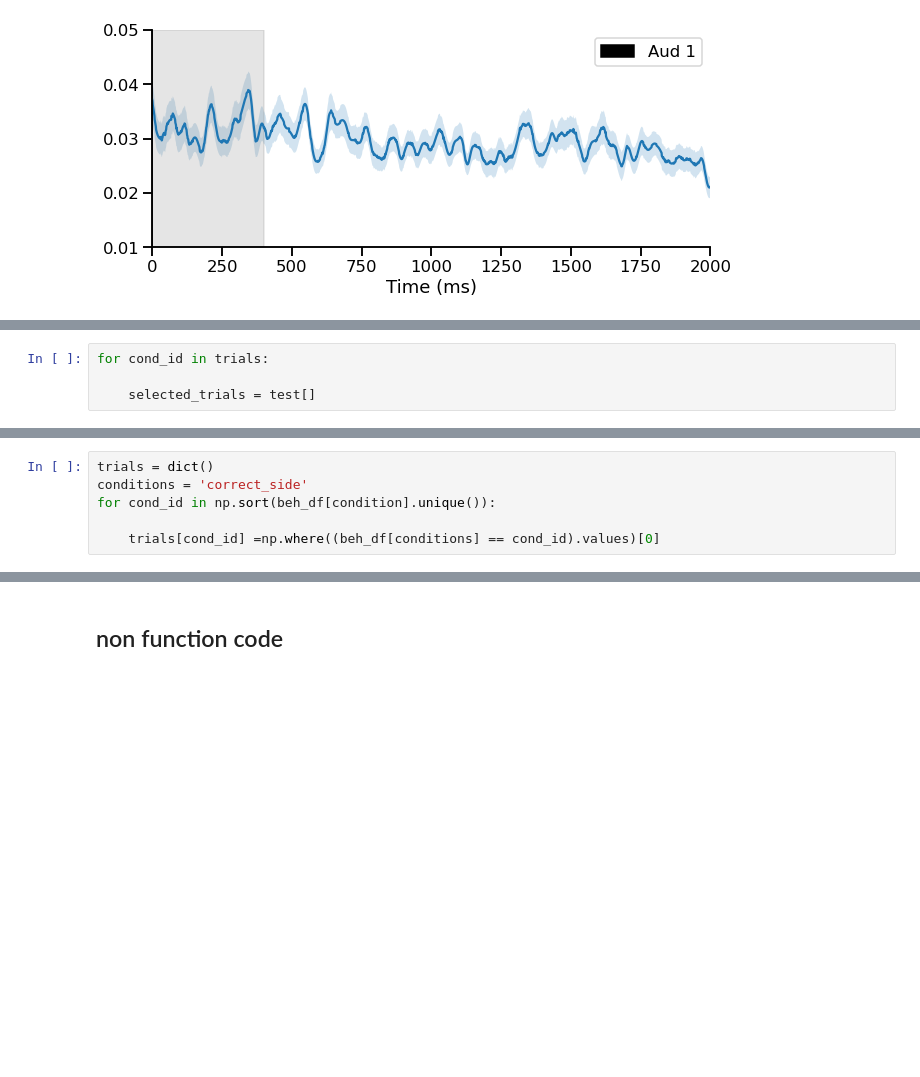
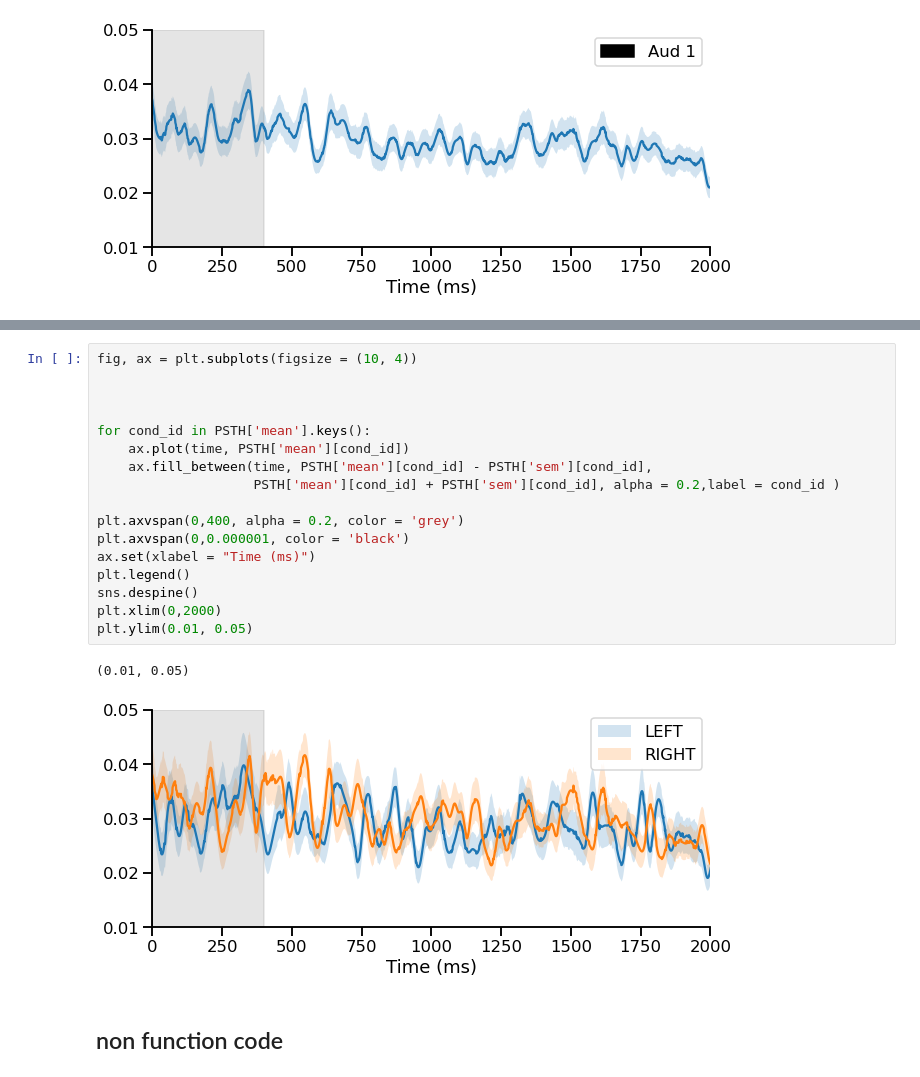
Before and after one commit to Brody-Lab/jbreda_PWM_mPFC_analysis, a Jupyter notebook: event_centering.ipynb, the cells around one changed output, grey strips where cells are left out. Saved outputs shown, nothing was run; the diff lists cells and outputs as text; blank space fills up the shorter version.

Commit message:
first plotting by condition

```diff
--- a/event_centering.ipynb
+++ b/event_centering.ipynb
@@ -149,4 +121,0 @@ TypeError: only integer scalar arrays can be converted to a scalar index
-# %%
-for cond_id in trials:
-
-    selected_trials = test[]
@@ -166,6 +121,0 @@ for cond_id in trials:
-# %%
-trials = dict()
-conditions = 'correct_side'
-for cond_id in np.sort(beh_df[condition].unique()):
-
-    trials[cond_id] =np.where((beh_df[conditions] == cond_id).values)[0]
@@ -192,3 +155,23 @@ trials
+# %%
+fig, ax = plt.subplots(figsize = (10, 4))
+
+
+
+for cond_id in PSTH['mean'].keys():
+    ax.plot(time, PSTH['mean'][cond_id])
+    ax.fill_between(time, PSTH['mean'][cond_id] - PSTH['sem'][cond_id],
+                    PSTH['mean'][cond_id] + PSTH['sem'][cond_id], alpha = 0.2,label = cond_id )
+
+plt.axvspan(0,400, alpha = 0.2, color = 'grey')
+plt.axvspan(0,0.000001, color = 'black')
+ax.set(xlabel = "Time (ms)")
+plt.legend()
+sns.despine()
+plt.xlim(0,2000)
+plt.ylim(0.01, 0.05)
+# %% [output]
+(0.01, 0.05)
+[figure, added]
 # %% [markdown]
 ## non function code
 # %% [markdown]
```
Also changed, not shown: parts of 7 cells of this notebook.
